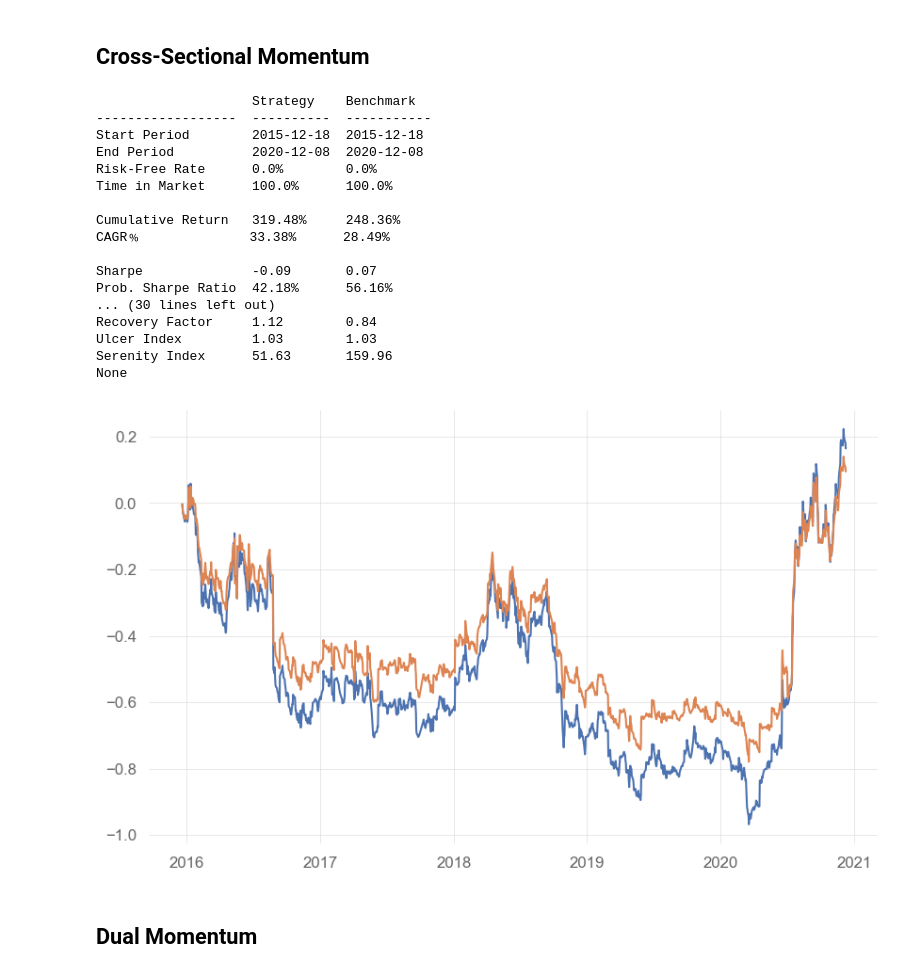
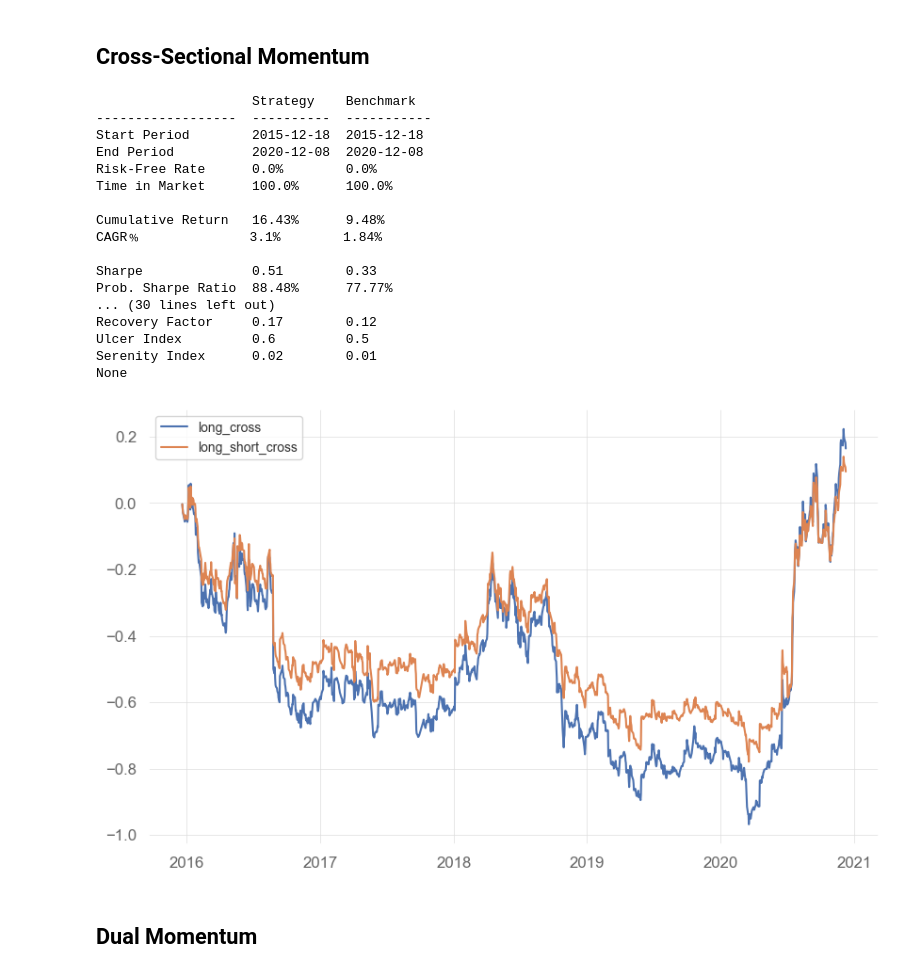
Before and after one commit to Donghwaa/FAI, a Jupyter notebook: momentum.ipynb, the cells around one changed output. Saved outputs shown, nothing was run; the diff lists cells and outputs as text; code cells hidden in the pictures.

```diff
--- a/momentum.ipynb
+++ b/momentum.ipynb
@@ -93,44 +96,47 @@ None
 long_cross, long_short_cross = pd.DataFrame(), pd.DataFrame()
 for i in range(divmod(len(cs_mom.columns),holdings)[0]):
     ################## holdings기간 마다 CSM 상하위 10% 종목 구하기 ##################
     cs_returns = cs_mom[cs_mom.columns[holdings * i]].dropna()
     percent10 = int(len(cs_returns)*0.1)
     long_cross_temp = pd.DataFrame(cs_mom.loc[cs_returns.index].sort_values(by = cs_mom.columns[holdings * i], ascending = False).iloc[:,holdings* i :holdings* (i+1)].head(percent10).mean())
     short_cross_temp = pd.DataFrame(cs_mom.loc[cs_returns.index].sort_values(by = cs_mom.columns[holdings * i], ascending = False).iloc[:,holdings* i :holdings* (i+1)].tail(percent10).mean())
     long_short_cross_temp = long_cross_temp - short_cross_temp
     ################## Long & Long/Short Portfolio  구성하기 ##################
     long_cross = pd.concat([long_cross, long_cross_temp]) # Long Portfolio
     long_short_cross = pd.concat([long_short_cross, long_short_cross_temp]) # Long/Short Portfolio
 
 ################## Daily Return 구하기 ##################
 long_cross.columns = ['rts']
 long_short_cross.columns = ['rts']
 long_cross, long_short_cross = long_cross.pct_change(), long_short_cross.pct_change()
 
 ################## Backtest 진행 ##################
-print(qs.reports.metrics(long_cross.pct_change(),long_short_cross.pct_change()))
-plt.plot(((long_cross + 1).cumprod() - 1))
-plt.plot(((long_short_cross + 1).cumprod() - 1))
+print(qs.reports.metrics(long_cross, long_short_cross, periods_per_year = periods))
+
+################## Visualization ##################
+plt.plot(((long_cross + 1).cumprod() - 1), label = 'long_cross')
+plt.plot(((long_short_cross + 1).cumprod() - 1), label = 'long_short_cross')
+plt.legend(fontsize=10)
 plt.show()
 # %% [output]
                     Strategy    Benchmark
 ------------------  ----------  -----------
 Start Period        2015-12-18  2015-12-18
 End Period          2020-12-08  2020-12-08
 Risk-Free Rate      0.0%        0.0%
 Time in Market      100.0%      100.0%
 
-Cumulative Return   319.48%     248.36%
-CAGR﹪              33.38%      28.49%
+Cumulative Return   16.43%      9.48%
+CAGR﹪              3.1%        1.84%
 
-Sharpe              -0.09       0.07
-Prob. Sharpe Ratio  42.18%      56.16%
+Sharpe              0.51        0.33
+Prob. Sharpe Ratio  88.48%      77.77%
 ... (30 lines left out)
-Recovery Factor     1.12        0.84
-Ulcer Index         1.03        1.03
-Serenity Index      51.63       159.96
+Recovery Factor     0.17        0.12
+Ulcer Index         0.6         0.5
+Serenity Index      0.02        0.01
 None
-[figure, old version]
+[figure, new version]
 # %% [markdown]
 ## Dual Momentum
 # %%
```
Also changed, not shown: parts of 3 cells of this notebook.
